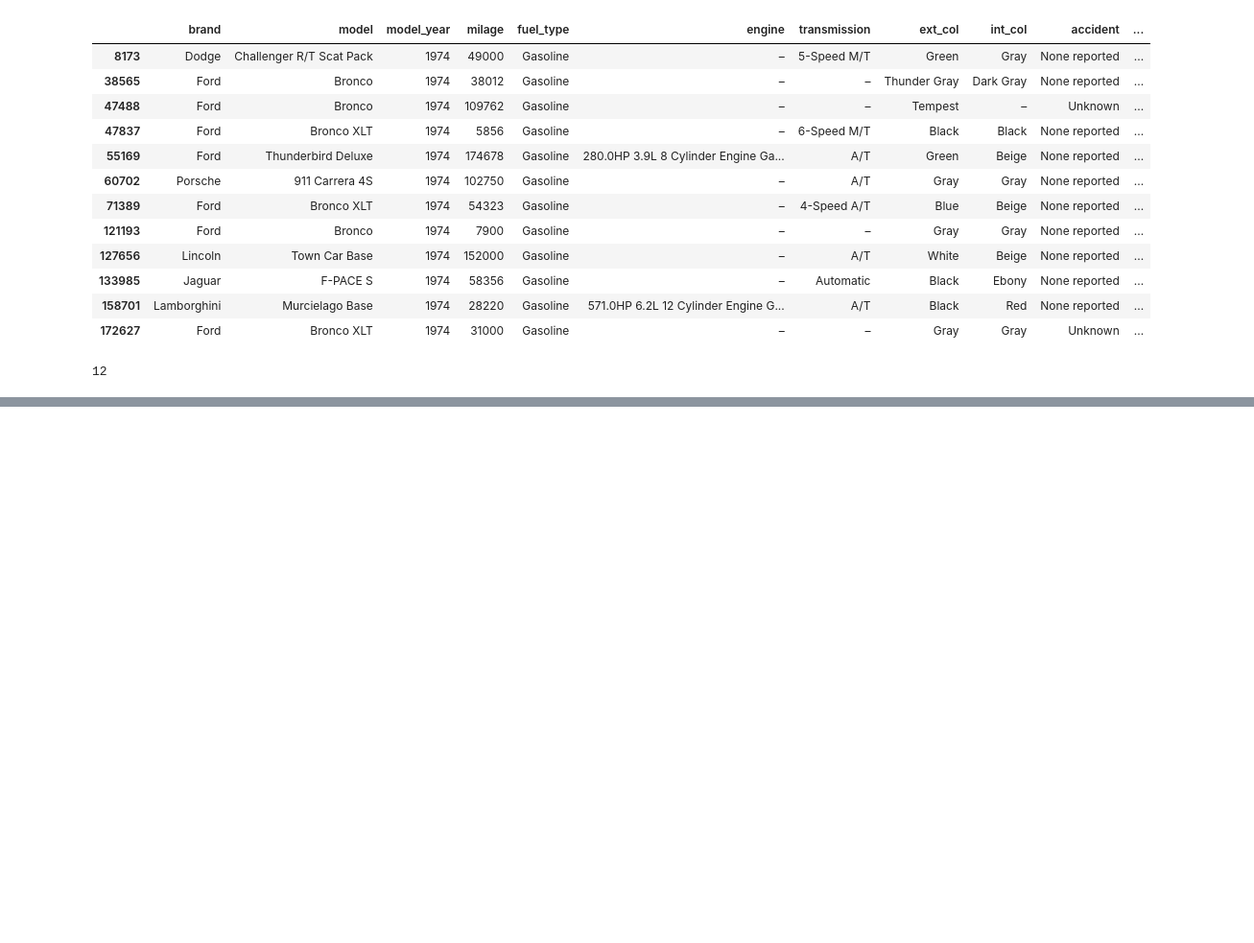
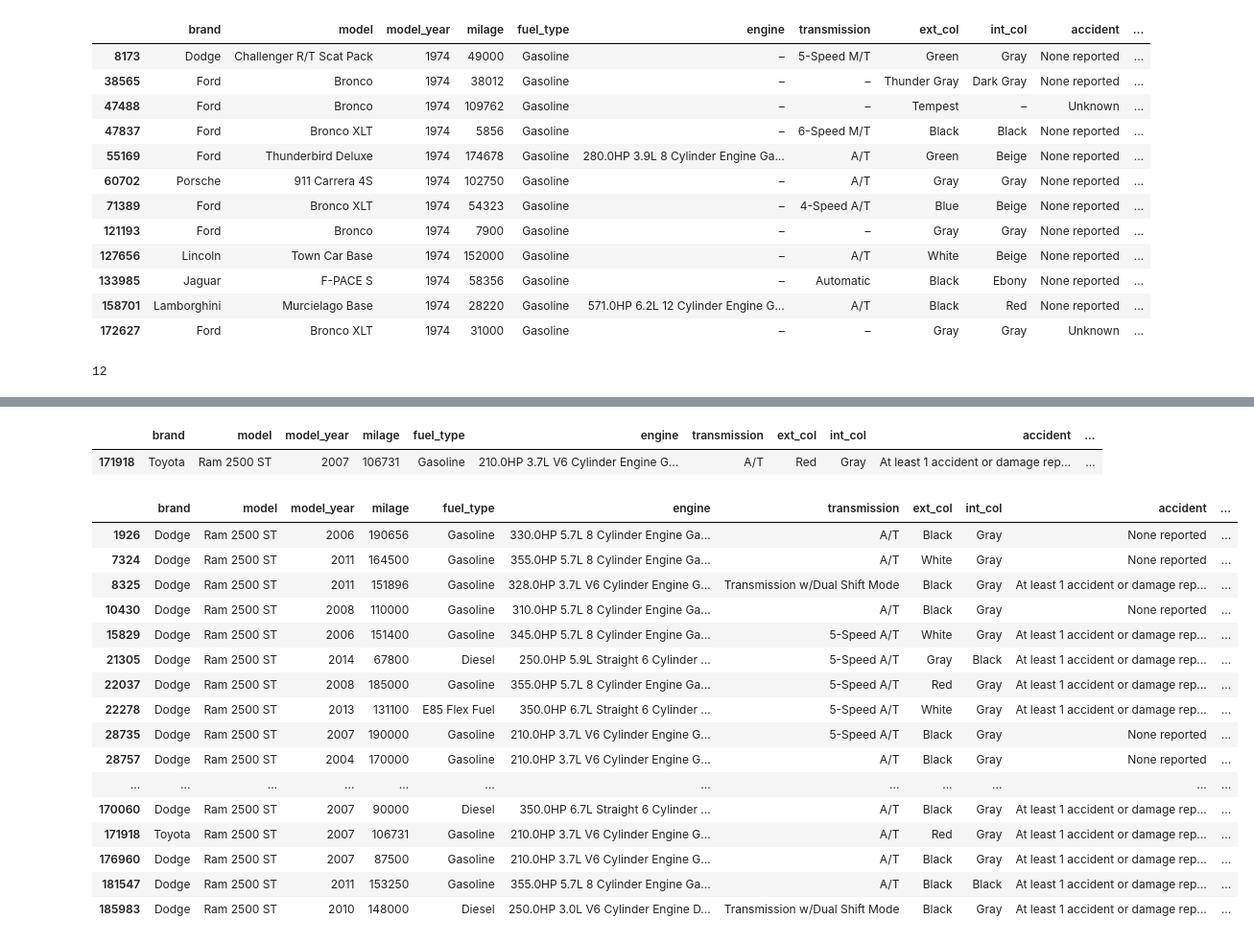
Before and after one commit to jjanekkim/Regression_Used_Car_Prices, a Jupyter notebook: validation.ipynb, the cells around one changed output, grey strips where cells are left out. Shown: that part at 96% size. Cells and saved outputs as stored; diff of their text form; code cells hidden in the pictures; blank space fills up the shorter version.

```diff
--- a/validation.ipynb
+++ b/validation.ipynb
@@ -311,0 +477,4 @@ df.head()
+# %%
+transmission_dict = mode_transmission.set_index('model')['transmission'].to_dict()
+
+transmission_dict
@@ -311,0 +499,4 @@ df.head()
+# %%
+# Fill in the missing values using the transmission dictionary.
+
+df['transmission'] = df.apply(lambda row: transmission_dict[row['model']] if pd.isna(row['transmission']) else row['transmission'], axis=1)
@@ -311,0 +521,5 @@ df.head()
+# %%
+# Do the same thing for the 'engine' column.
+
+engine_dict = create_disctionary(df, 'model', 'engine')
+df['engine'] = df.apply(lambda row: engine_dict[row['model']] if pd.isna(row['engine']) else row['engine'], axis=1)
@@ -311,0 +540,2 @@ df.head()
+# %%
+df['engine'].fillna(df['engine'].mode()[0], inplace=True)
@@ -311,0 +591,25 @@ df.head()
+# %%
+df[(df['brand']=='Toyota')&(df['model']=='Ram 2500 ST')]
+# %% [output]
+|  | brand | model | model_year | milage | fuel_type | engine | transmission | ext_col | int_col | accident | ... |
+| 171918 | Toyota | Ram 2500 ST | 2007 | 106731 | Gasoline | 210.0HP 3.7L V6 Cylinder Engine G... | A/T | Red | Gray | At least 1 accident or damage rep... | ... |
+# %%
+df[df['model']=='Ram 2500 ST']
+# %% [output]
+|  | brand | model | model_year | milage | fuel_type | engine | transmission | ext_col | int_col | accident | ... |
+| 1926 | Dodge | Ram 2500 ST | 2006 | 190656 | Gasoline | 330.0HP 5.7L 8 Cylinder Engine Ga... | A/T | Black | Gray | None reported | ... |
+| 7324 | Dodge | Ram 2500 ST | 2011 | 164500 | Gasoline | 355.0HP 5.7L 8 Cylinder Engine Ga... | A/T | White | Gray | None reported | ... |
+| 8325 | Dodge | Ram 2500 ST | 2011 | 151896 | Gasoline | 328.0HP 3.7L V6 Cylinder Engine G... | Transmission w/Dual Shift Mode | Black | Gray | At least 1 accident or damage rep... | ... |
+| 10430 | Dodge | Ram 2500 ST | 2008 | 110000 | Gasoline | 310.0HP 5.7L 8 Cylinder Engine Ga... | A/T | Black | Gray | None reported | ... |
+| 15829 | Dodge | Ram 2500 ST | 2006 | 151400 | Gasoline | 345.0HP 5.7L 8 Cylinder Engine Ga... | 5-Speed A/T | White | Gray | At least 1 accident or damage rep... | ... |
+| 21305 | Dodge | Ram 2500 ST | 2014 | 67800 | Diesel | 250.0HP 5.9L Straight 6 Cylinder ... | 5-Speed A/T | Gray | Black | At least 1 accident or damage rep... | ... |
+| 22037 | Dodge | Ram 2500 ST | 2008 | 185000 | Gasoline | 355.0HP 5.7L 8 Cylinder Engine Ga... | 5-Speed A/T | Red | Gray | At least 1 accident or damage rep... | ... |
+| 22278 | Dodge | Ram 2500 ST | 2013 | 131100 | E85 Flex Fuel | 350.0HP 6.7L Straight 6 Cylinder ... | 5-Speed A/T | White | Gray | At least 1 accident or damage rep... | ... |
+| 28735 | Dodge | Ram 2500 ST | 2007 | 190000 | Gasoline | 210.0HP 3.7L V6 Cylinder Engine G... | 5-Speed A/T | Black | Gray | None reported | ... |
+| 28757 | Dodge | Ram 2500 ST | 2004 | 170000 | Gasoline | 210.0HP 3.7L V6 Cylinder Engine G... | A/T | Black | Gray | None reported | ... |
+| ... | ... | ... | ... | ... | ... | ... | ... | ... | ... | ... | ... |
+| 170060 | Dodge | Ram 2500 ST | 2007 | 90000 | Diesel | 350.0HP 6.7L Straight 6 Cylinder ... | A/T | Black | Gray | At least 1 accident or damage rep... | ... |
+| 171918 | Toyota | Ram 2500 ST | 2007 | 106731 | Gasoline | 210.0HP 3.7L V6 Cylinder Engine G... | A/T | Red | Gray | At least 1 accident or damage rep... | ... |
+| 176960 | Dodge | Ram 2500 ST | 2007 | 87500 | Gasoline | 210.0HP 3.7L V6 Cylinder Engine G... | A/T | Black | Gray | At least 1 accident or damage rep... | ... |
+| 181547 | Dodge | Ram 2500 ST | 2011 | 153250 | Gasoline | 355.0HP 5.7L 8 Cylinder Engine Ga... | A/T | Black | Black | At least 1 accident or damage rep... | ... |
+| 185983 | Dodge | Ram 2500 ST | 2010 | 148000 | Diesel | 250.0HP 3.0L V6 Cylinder Engine D... | Transmission w/Dual Shift Mode | Black | Gray | At least 1 accident or damage rep... | ... |
```
Also changed, not shown: parts of 47 cells of this notebook.
